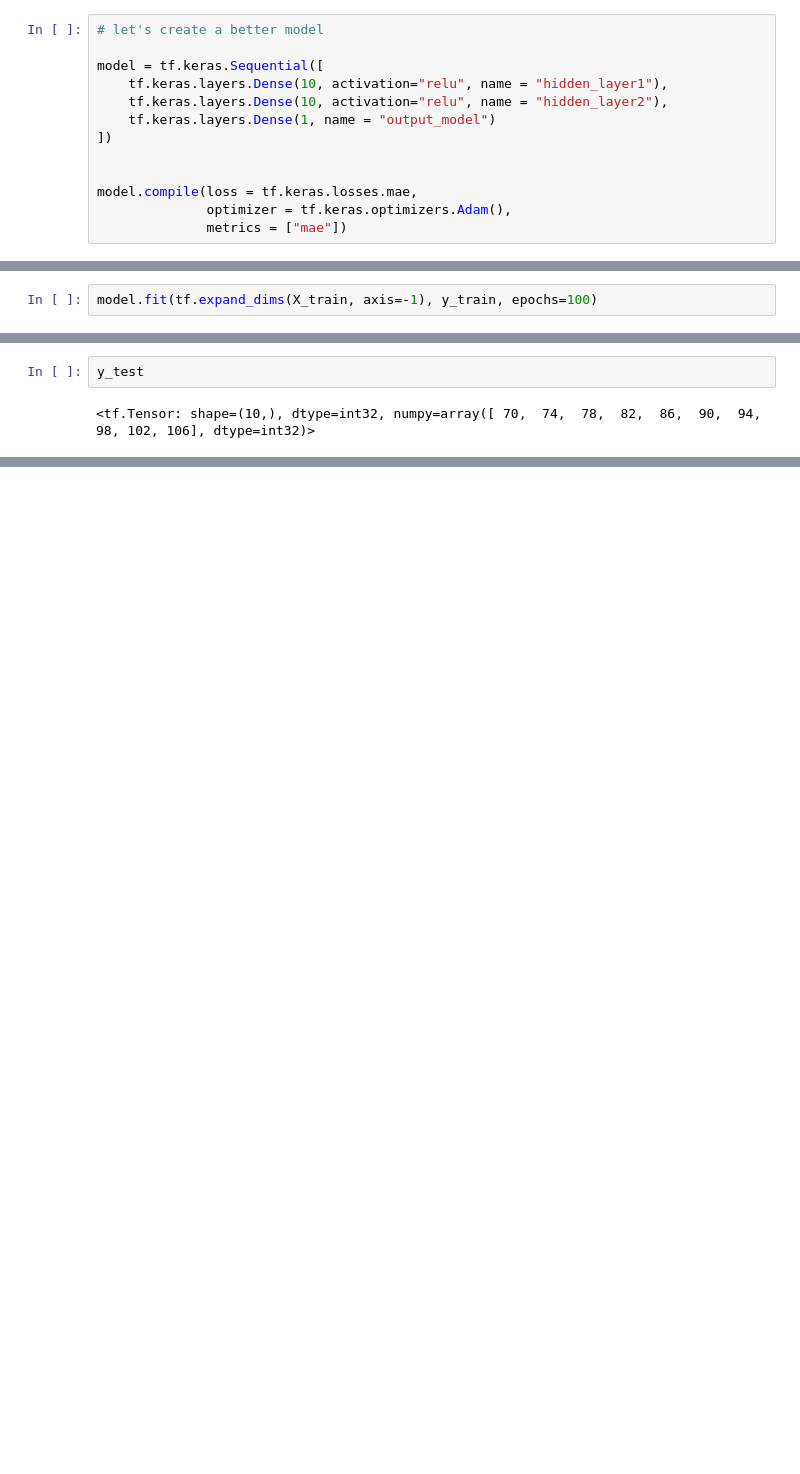
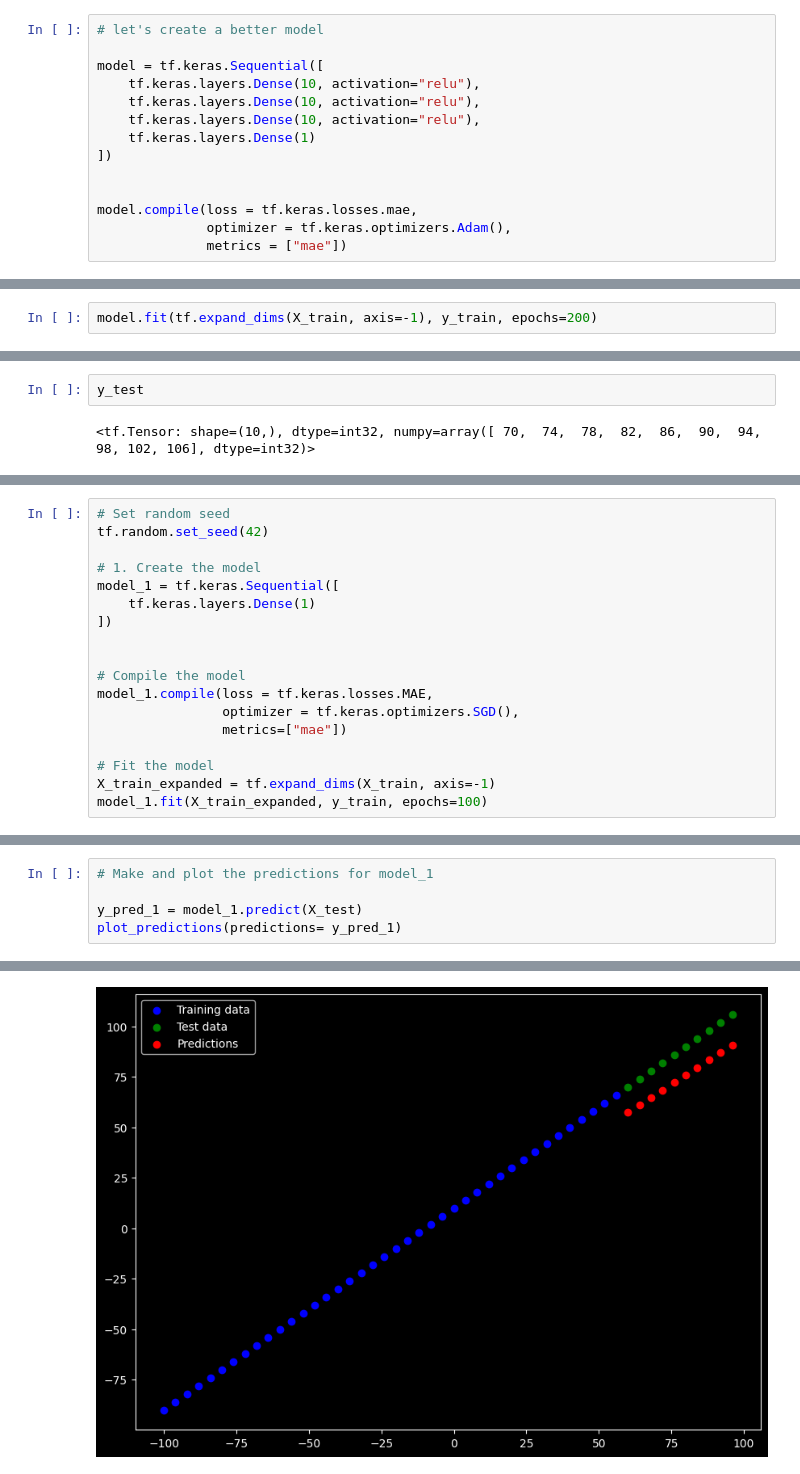
Before and after one commit to MERT-CKR/ZTM-Tensorflow-Course, a Jupyter notebook: 01 Neural network regression with TensorFlow/neural_network_regression.ipynb, the cells around one changed output, grey strips where cells are left out. Saved outputs shown, nothing was run; the diff lists cells and outputs as text; blank space fills up the shorter version.

```diff
--- a/01 Neural network regression with TensorFlow/neural_network_regression.ipynb
+++ b/01 Neural network regression with TensorFlow/neural_network_regression.ipynb
@@ -492,9 +497,10 @@ plot_predictions(X_train, y_train, X_test, y_test, y_pred)
 # let's create a better model
 
 model = tf.keras.Sequential([
-    tf.keras.layers.Dense(10, activation="relu", name = "hidden_layer1"),
-    tf.keras.layers.Dense(10, activation="relu", name = "hidden_layer2"),
-    tf.keras.layers.Dense(1, name = "output_model")
+    tf.keras.layers.Dense(10, activation="relu"),
+    tf.keras.layers.Dense(10, activation="relu"),
+    tf.keras.layers.Dense(10, activation="relu"),
+    tf.keras.layers.Dense(1)
 ])
 
 
@@ -518,6 +526,6 @@ Model: "sequential_10"
  Trainable params: 0 (0.00 B)
  Non-trainable params: 0 (0.00 B)
 # %%
-model.fit(tf.expand_dims(X_train, axis=-1), y_train, epochs=100)
+model.fit(tf.expand_dims(X_train, axis=-1), y_train, epochs=200)
 # %% [output]
 Epoch 1/100
@@ -567,0 +619,18 @@ plot_predictions(X_train, y_train, X_test, y_test, y_pred)
+# %%
+# Set random seed
+tf.random.set_seed(42)
+
+# 1. Create the model
+model_1 = tf.keras.Sequential([
+    tf.keras.layers.Dense(1)
+])
+
+
+# Compile the model
+model_1.compile(loss = tf.keras.losses.MAE,
+                optimizer = tf.keras.optimizers.SGD(),
+                metrics=["mae"])
+
+# Fit the model
+X_train_expanded = tf.expand_dims(X_train, axis=-1)
+model_1.fit(X_train_expanded, y_train, epochs=100)
@@ -567,0 +656,6 @@ plot_predictions(X_train, y_train, X_test, y_test, y_pred)
+# %%
+# Make and plot the predictions for model_1
+
+y_pred_1 = model_1.predict(X_test)
+plot_predictions(predictions= y_pred_1)
+# %% [output]
@@ -567,0 +663 @@ plot_predictions(X_train, y_train, X_test, y_test, y_pred)
+[figure, added]
```
Also changed, not shown: parts of 44 cells of this notebook.
